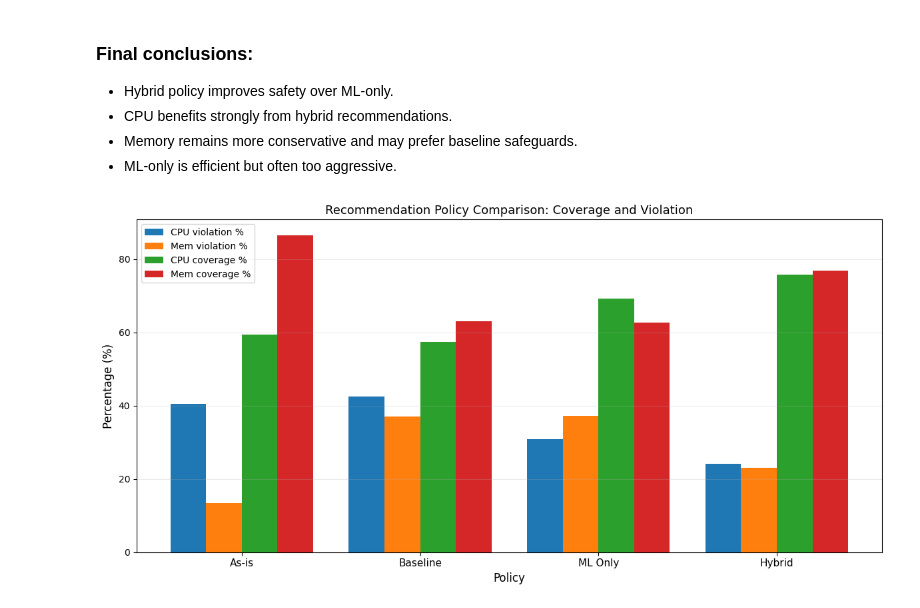
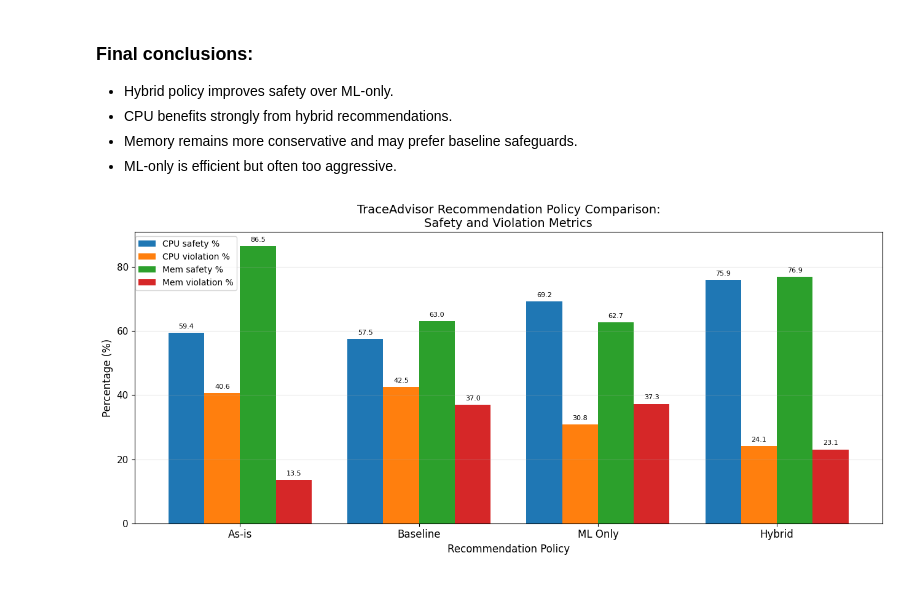
Before and after one commit to sonalilonkar1/masters-project, a Jupyter notebook: notebooks/subset/subset-05-ml-prediction.ipynb, the cells around one changed output. Cells and saved outputs as stored; diff of their text form; code cells hidden in the pictures.

Commit message:
modified policy comparison chart

```diff
--- a/notebooks/subset/subset-05-ml-prediction.ipynb
+++ b/notebooks/subset/subset-05-ml-prediction.ipynb
@@ -1411,43 +1411,92 @@ plot_metric(common_test_results, "test_common", "mem", "coverage")
 import matplotlib.pyplot as plt
 import numpy as np
 
 # Build one table from common test results
 plot_df = common_test_results.pivot_table(
     index="policy",
     columns="resource",
     aggfunc="first"
 )
+
 # Order rows
 policy_order = ["as_is", "baseline", "ml", "hybrid"]
 plot_df = plot_df.reindex(policy_order)
 
 # Convert to percentages
 cpu_violation = plot_df[("violation_rate", "cpu")] * 100
 mem_violation = plot_df[("violation_rate", "mem")] * 100
 cpu_coverage  = plot_df[("coverage", "cpu")] * 100
 mem_coverage  = plot_df[("coverage", "mem")] * 100
-
 labels = ["As-is", "Baseline", "ML Only", "Hybrid"]
 x = np.arange(len(labels))
 width = 0.2
+plt.figure(figsize=(13, 6))
 
-plt.figure(figsize=(12, 6))
+# Reordered bars
+bars1 = plt.bar(
+    x - 1.5 * width,
+    cpu_coverage,
+    width,
+    label="CPU safety %"
+)
+bars2 = plt.bar(
+    x - 0.5 * width,
+    cpu_violation,
+    width,
+    label="CPU violation %"
+)
+bars3 = plt.bar(
+    x + 0.5 * width,
+    mem_coverage,
+    width,
+    label="Mem safety %"
+)
+bars4 = plt.bar(
+    x + 1.5 * width,
+    mem_violation,
+    width,
+    label="Mem violation %"
+)
 
-plt.bar(x - 1.5 * width, cpu_violation, width, label="CPU violation %")
-plt.bar(x - 0.5 * width, mem_violation, width, label="Mem violation %")
-plt.bar(x + 0.5 * width, cpu_coverage,  width, label="CPU coverage %")
-plt.bar(x + 1.5 * width, mem_coverage,  width, label="Mem coverage %")
+# Percentage labels on top
+for bars in [bars1, bars2, bars3, bars4]:
+    for bar in bars:
+        height = bar.get_height()
+        plt.text(
+            bar.get_x() + bar.get_width() / 2,
+            height + 1,
+            f"{height:.1f}",
+            ha="center",
+            va="bottom",
+            fontsize=8
+        )
 
-plt.xticks(x, labels, fontsize=11)
+plt.xticks(x, labels, fontsize=12)
+plt.yticks(fontsize=11)
 plt.ylabel("Percentage (%)", fontsize=12)
-plt.xlabel("Policy", fontsize=12)
-plt.title("Recommendation Policy Comparison: Coverage and Violation", fontsize=13)
-plt.legend()
+plt.xlabel("Recommendation Policy", fontsize=12)
+
+plt.title(
+    "TraceAdvisor Recommendation Policy Comparison:\nSafety and Violation Metrics",
+    fontsize=14
+)
+
+plt.legend(
+    fontsize=10,
+    loc="upper left",
+    bbox_to_anchor=(-0.005, 1.0)
+)
 plt.grid(axis="y", alpha=0.25)
+
 plt.tight_layout()
 
-plt.savefig(FIG_ML_DIR / "policy_coverage_violation_combined.png", dpi=300, bbox_inches="tight")
+plt.savefig(
+    FIG_ML_DIR / "policy_coverage_violation_combined.png",
+    dpi=300,
+    bbox_inches="tight"
+)
+
 plt.show()
 # %% [output]
-[figure, old version]
+[figure, new version]
 # %% [markdown]
```
Also changed, not shown: parts of 1 cell of this notebook, 5 other files.
